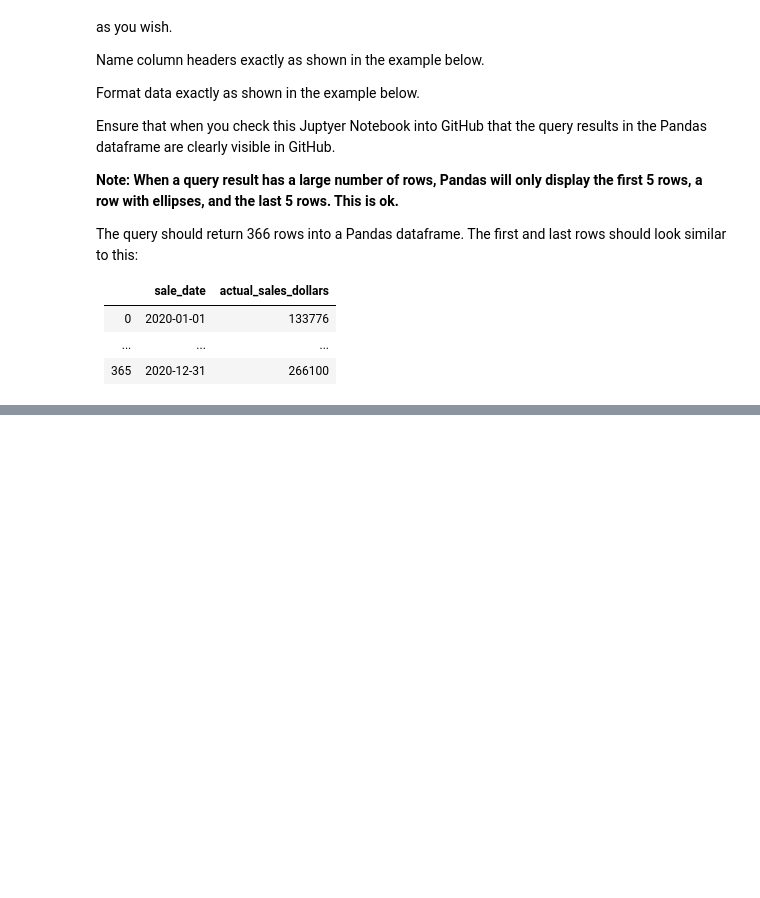
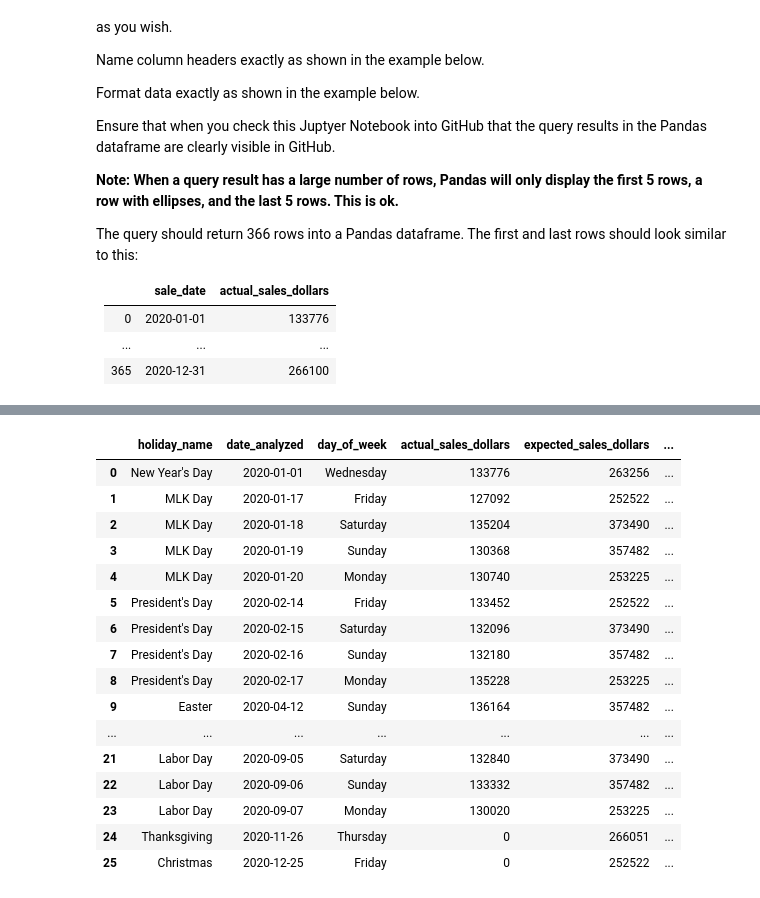
Before and after one commit to ewadhwan/DATASCI-205-Project-1, a Jupyter notebook: project_1_4.ipynb, the cells around one changed output, grey strips where cells are left out. Cells and saved outputs as stored; diff of their text form; code cells hidden in the pictures; blank space fills up the shorter version.

```diff
--- a/project_1_4.ipynb
+++ b/project_1_4.ipynb
@@ -392,12 +456,110 @@ The query should return 26 rows into a Pandas dataframe and should look similar
 # %%
 rollback_before_flag = True
 rollback_after_flag = True
 
 query = """
 
-Replace with your SQL query
+with
+
+  holiday_days as
+    (
+       with
+
+        dates as
+        (
+            select my_date::date as date_analyzed
+            from generate_series('2020-01-01', '2020-12-31', '1 day'::interval) as my_date
+            order by date_analyzed
+        )
+        select  h.description as holiday_name,
+                dates.date_analyzed as date_analyzed,
+                extract(dow from date_analyzed) as dow,
+                to_char(date_analyzed, 'Day') as day_of_week
+
+        from dates
+        join holidays as h
+        on date_analyzed between h.holiday_date - 7 and h.holiday_date + 7
+    ),
+
+  expected_sales as
+    (
+      with
+          sales_by_date as
+            (
+               select sale_date,
+                      sum(total_amount) as sales_dollars
+               from sales
+               group by sale_date
+            )
+        select extract(dow from sale_date) as dow,
+                to_char(sale_date, 'Day') as day_of_week,
+                round(avg(sales_dollars),0) as expected_sales_dollars
+
+        from sales_by_date
+        group by dow, day_of_week
+    ),
+  actual_sales as
+  (
+  with
+      sales_by_date as
+        (
+           select sale_date,
+                  sum(total_amount) as actual_sales_dollars
+           from sales
+           group by sale_date
+        ),
+
+       days_closed as
+        (
+          select holiday_date as sale_date,
+                 0 as actual_sales_dollars
+          from holidays
+          where closed_flag = True
+          group by sale_date
+        )
+
+    select *
+    from sales_by_date
+    union
+    select *
+    from days_closed
+  )
+select holiday_name,
+       date_analyzed,
+       holiday_days.day_of_week as day_of_week,
+       actual_sales.actual_sales_dollars as actual_sales_dollars,
+       expected_sales.expected_sales_dollars as expected_sales_dollars,
+       round((actual_sales.actual_sales_dollars/expected_sales.expected_sales_dollars),2) as ratio_actual_expected
+
+from holiday_days
+     join expected_sales
+       on holiday_days.dow = expected_sales.dow
+     join actual_sales
+       on holiday_days.date_analyzed = actual_sales.sale_date
+where (actual_sales.actual_sales_dollars/expected_sales.expected_sales_dollars) <= 0.85
+group by holiday_name, date_analyzed, holiday_days.day_of_week, actual_sales_dollars, expected_sales_dollars
+
+order by date_analyzed asc
 
 """
 
 df = my_select_query_pandas(query, rollback_before_flag, rollback_after_flag)
 df
+# %% [output]
+|  | holiday_name | date_analyzed | day_of_week | actual_sales_dollars | expected_sales_dollars | ... |
+| 0 | New Year's Day | 2020-01-01 | Wednesday | 133776 | 263256 | ... |
+| 1 | MLK Day | 2020-01-17 | Friday | 127092 | 252522 | ... |
+| 2 | MLK Day | 2020-01-18 | Saturday | 135204 | 373490 | ... |
+| 3 | MLK Day | 2020-01-19 | Sunday | 130368 | 357482 | ... |
+| 4 | MLK Day | 2020-01-20 | Monday | 130740 | 253225 | ... |
+| 5 | President's Day | 2020-02-14 | Friday | 133452 | 252522 | ... |
+| 6 | President's Day | 2020-02-15 | Saturday | 132096 | 373490 | ... |
+| 7 | President's Day | 2020-02-16 | Sunday | 132180 | 357482 | ... |
+| 8 | President's Day | 2020-02-17 | Monday | 135228 | 253225 | ... |
+| 9 | Easter | 2020-04-12 | Sunday | 136164 | 357482 | ... |
+| ... | ... | ... | ... | ... | ... | ... |
+| 21 | Labor Day | 2020-09-05 | Saturday | 132840 | 373490 | ... |
+| 22 | Labor Day | 2020-09-06 | Sunday | 133332 | 357482 | ... |
+| 23 | Labor Day | 2020-09-07 | Monday | 130020 | 253225 | ... |
+| 24 | Thanksgiving | 2020-11-26 | Thursday | 0 | 266051 | ... |
+| 25 | Christmas | 2020-12-25 | Friday | 0 | 252522 | ... |
```
Also changed, not shown: parts of 2 cells of this notebook, 1 other file.
